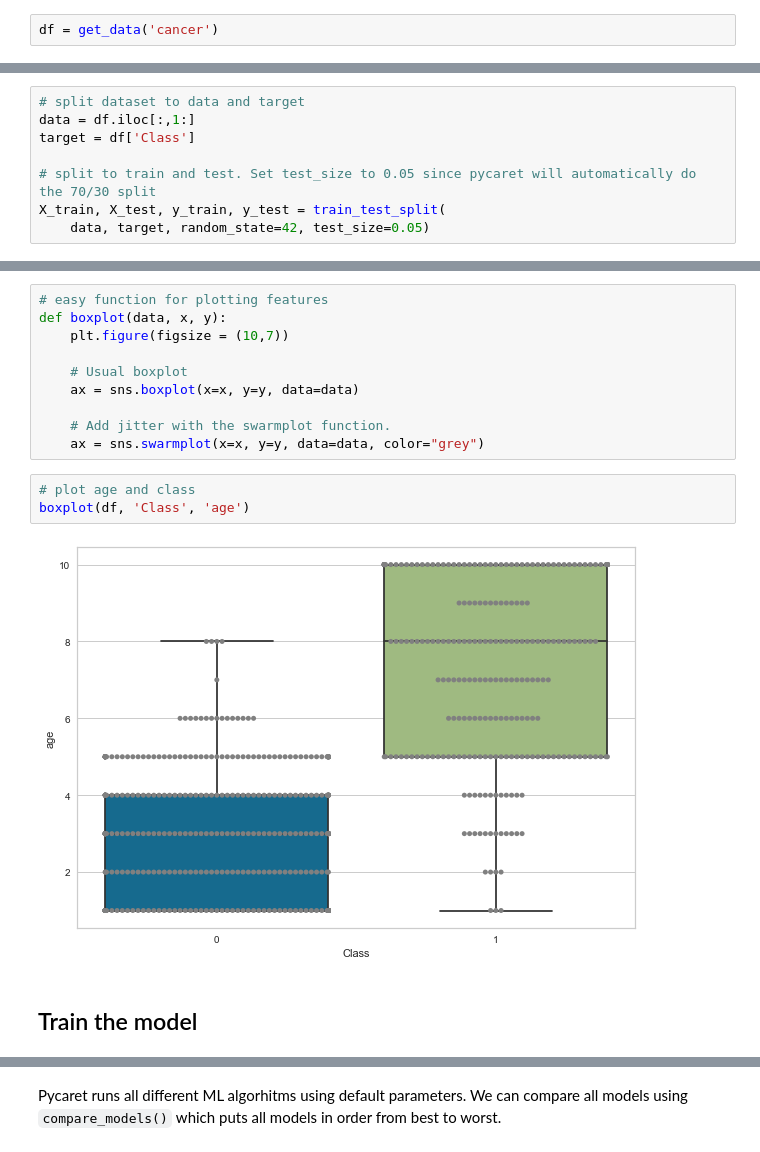
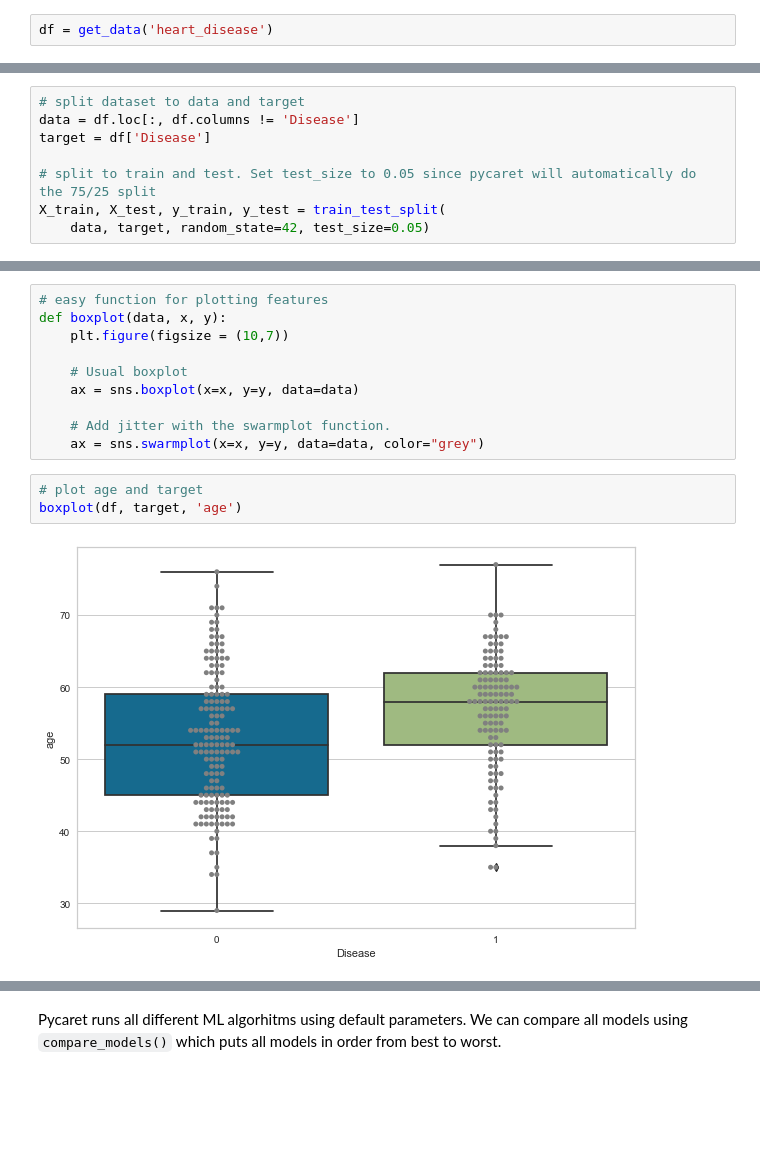
Before and after one commit to orchidalgia/CBM101, a Jupyter notebook: F_Machine_learning/2_Supervised-Learning/Pycaret - Classification.ipynb, the cells around one changed output, grey strips where cells are left out. Drawn from its saved outputs; the diff is of its cells as text; blank space fills up the shorter version.

```diff
--- a/F_Machine_learning/2_Supervised-Learning/Pycaret - Classification.ipynb
+++ b/F_Machine_learning/2_Supervised-Learning/Pycaret - Classification.ipynb
@@ -56,3 +96,3 @@ Let's load the *cancer* dataset that includes several features of 683 breast can
 # %%
-df = get_data('cancer')
+df = get_data('heart_disease')
 # %% [output]
@@ -88,9 +147,9 @@ Pycaret will do the splitting automatically but we can still save part of the da
 # %%
 # split dataset to data and target
-data = df.iloc[:,1:]
-target = df['Class']
+data = df.loc[:, df.columns != 'Disease']
+target = df['Disease']
 
-# split to train and test. Set test_size to 0.05 since pycaret will automatically do the 70/30 split
+# split to train and test. Set test_size to 0.05 since pycaret will automatically do the 75/25 split
 X_train, X_test, y_train, y_test = train_test_split(
     data, target, random_state=42, test_size=0.05)
 # %%
@@ -118,10 +177,8 @@ def boxplot(data, x, y):
     # Add jitter with the swarmplot function.
     ax = sns.swarmplot(x=x, y=y, data=data, color="grey")
 # %%
-# plot age and class
-boxplot(df, 'Class', 'age')
+# plot age and target
+boxplot(df, target, 'age')
 # %% [output]
-[figure, old version]
+[figure, new version]
-# %% [markdown]
-## Train the model
 # %% [markdown]
```
Also changed, not shown: parts of 50 cells of this notebook, 4 other files.
